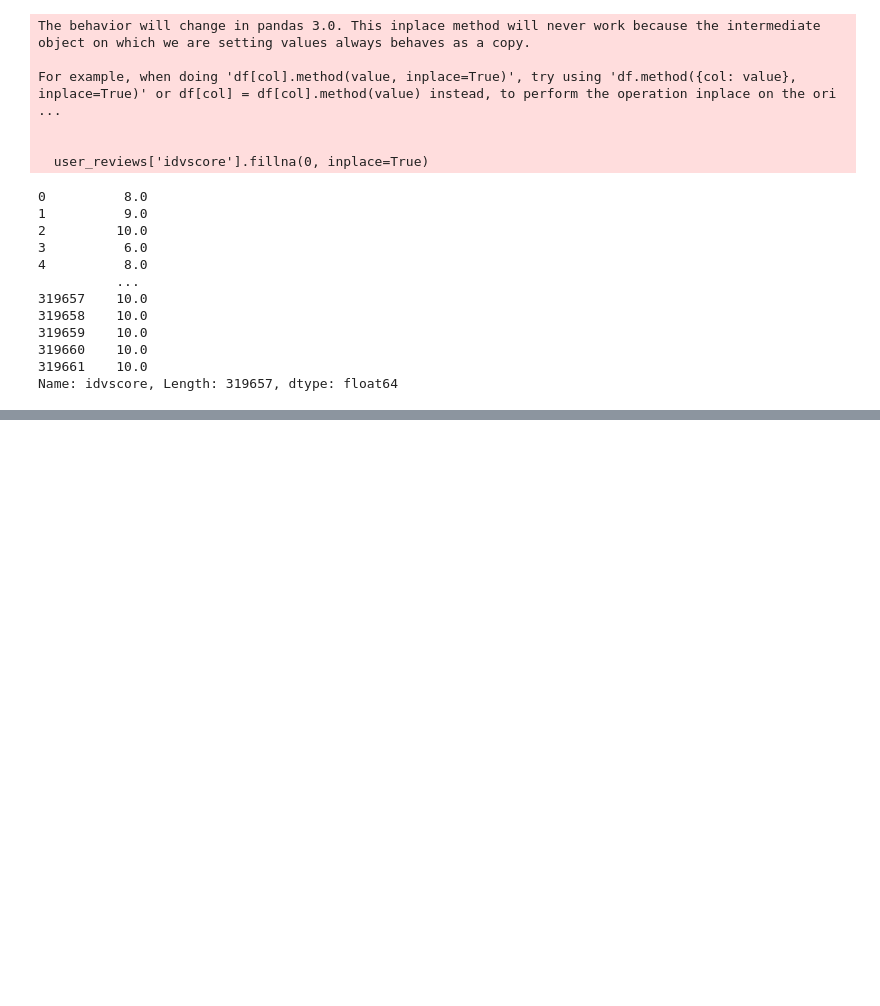
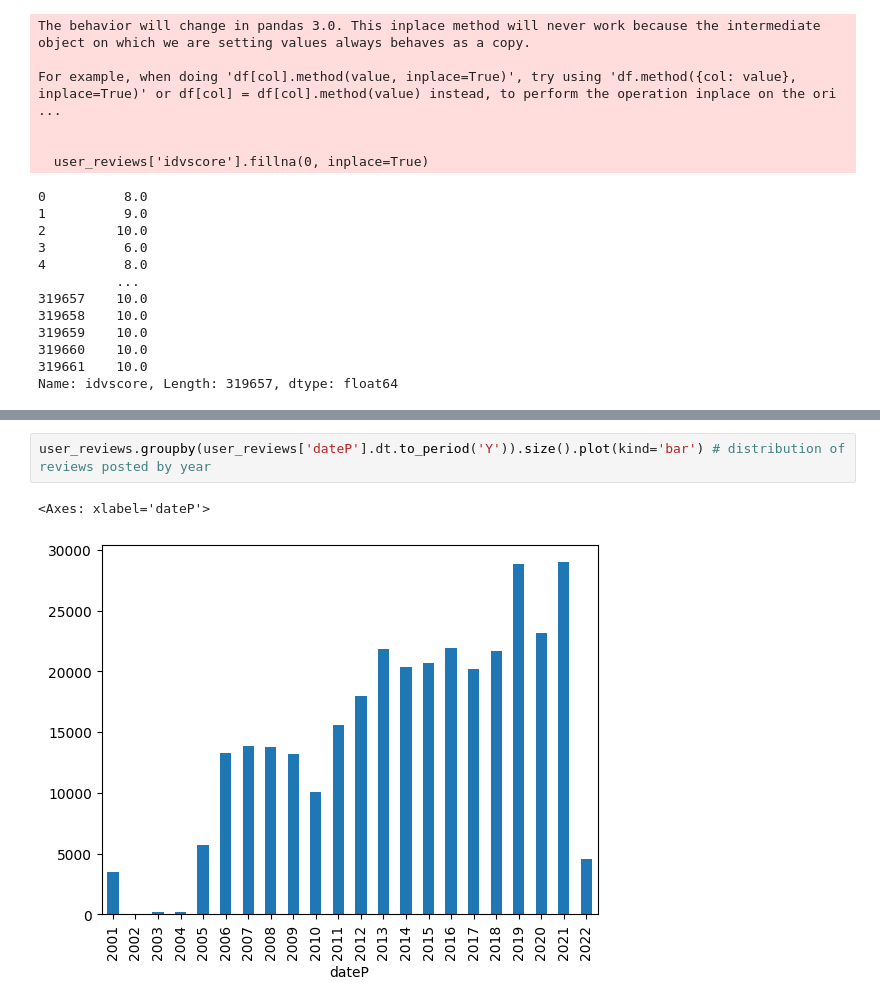
Before and after one commit to vanestoica/AI4business, a Jupyter notebook: moviedata.ipynb, the cells around one changed output, grey strips where cells are left out. Cells and saved outputs as stored; diff of their text form; blank space fills up the shorter version.

```diff
--- a/moviedata.ipynb
+++ b/moviedata.ipynb
@@ -632,0 +508,5 @@ user_reviews.describe()
+# %%
+user_reviews.groupby(user_reviews['dateP'].dt.to_period('Y')).size().plot(kind='bar') # distribution of reviews posted by year
+# %% [output]
+<Axes: xlabel='dateP'>
+[figure, added]
```
Also changed, not shown: parts of 73 cells of this notebook.
